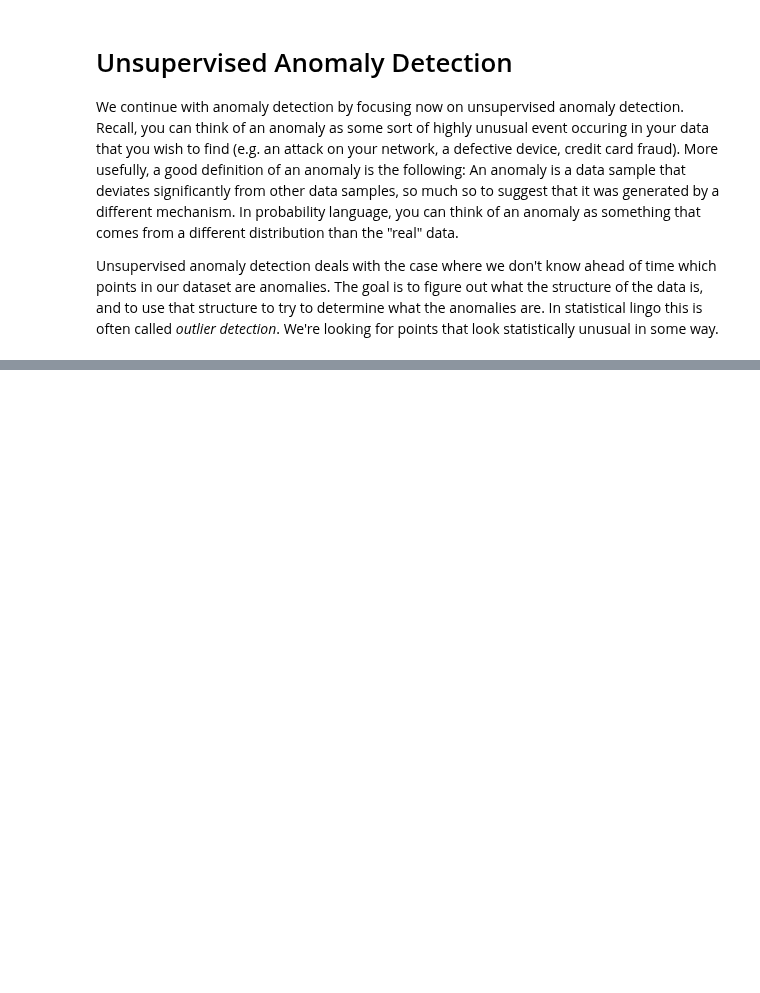
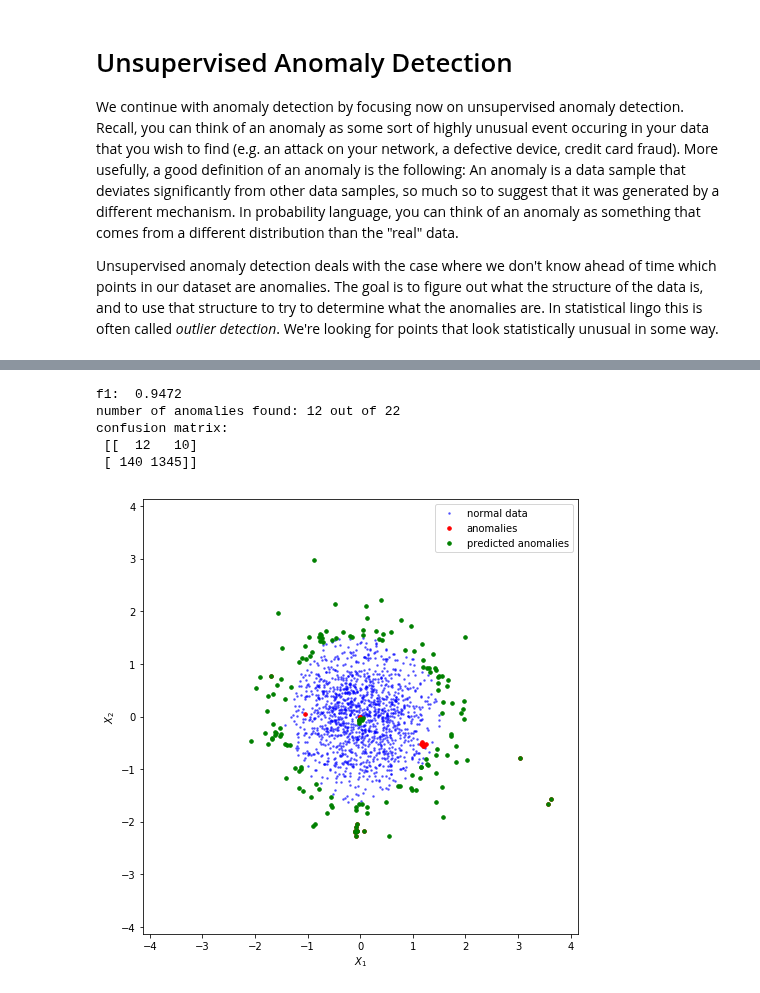
Before and after one commit to rkingery/ml_tutorials, a Jupyter notebook: unsupervised_anomalies.ipynb, the cells around one changed output, grey strips where cells are left out. Cells and saved outputs as stored; diff of their text form; code cells hidden in the pictures; blank space fills up the shorter version.

```diff
--- a/unsupervised_anomalies.ipynb
+++ b/unsupervised_anomalies.ipynb
@@ -61,0 +125,14 @@ plot_data(X,neg_samples,pos_samples)
+# %%
+model = OneClassSVM(nu=0.1)
+model.fit(X)
+yhat = model.predict(X)
+
+get_scores(y,yhat)
+plot_data(X,y,yhat)
+# %% [output]
+f1:  0.9472
+number of anomalies found: 12 out of 22
+confusion matrix:
+ [[  12   10]
+ [ 140 1345]]
+[figure, added]
```
Also changed, not shown: parts of 8 cells of this notebook.
